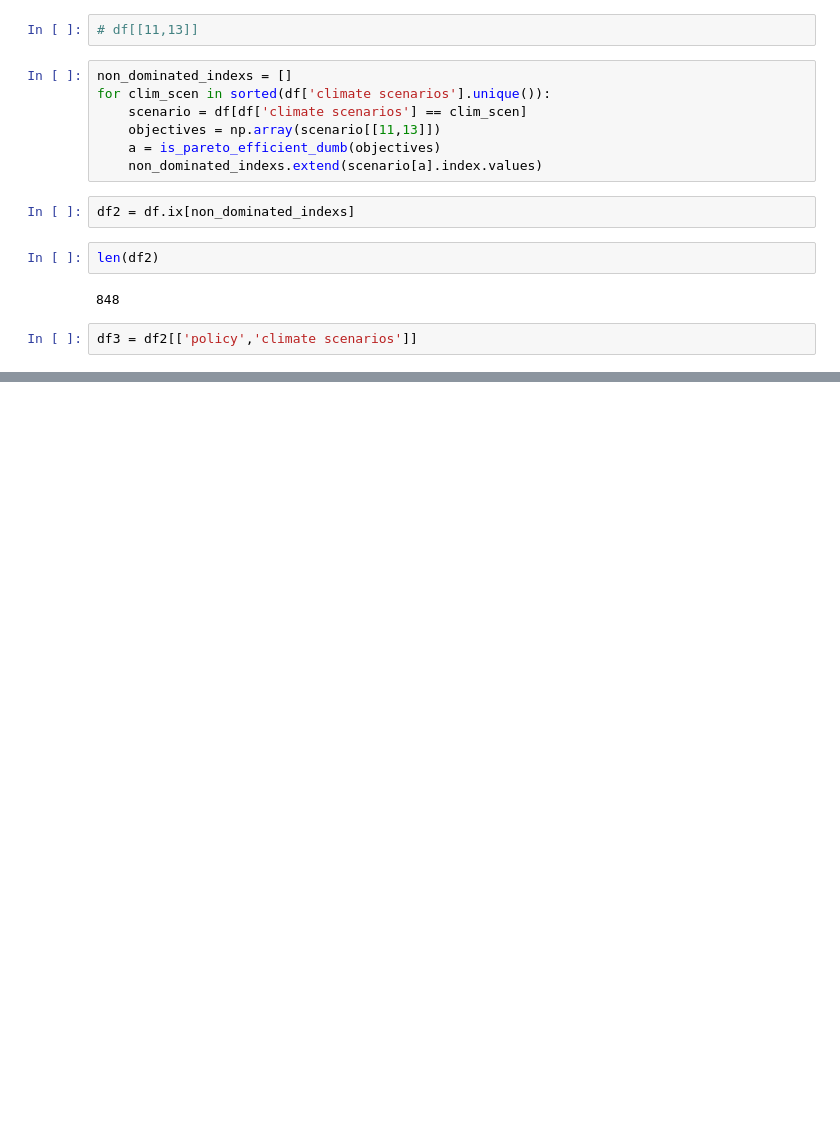
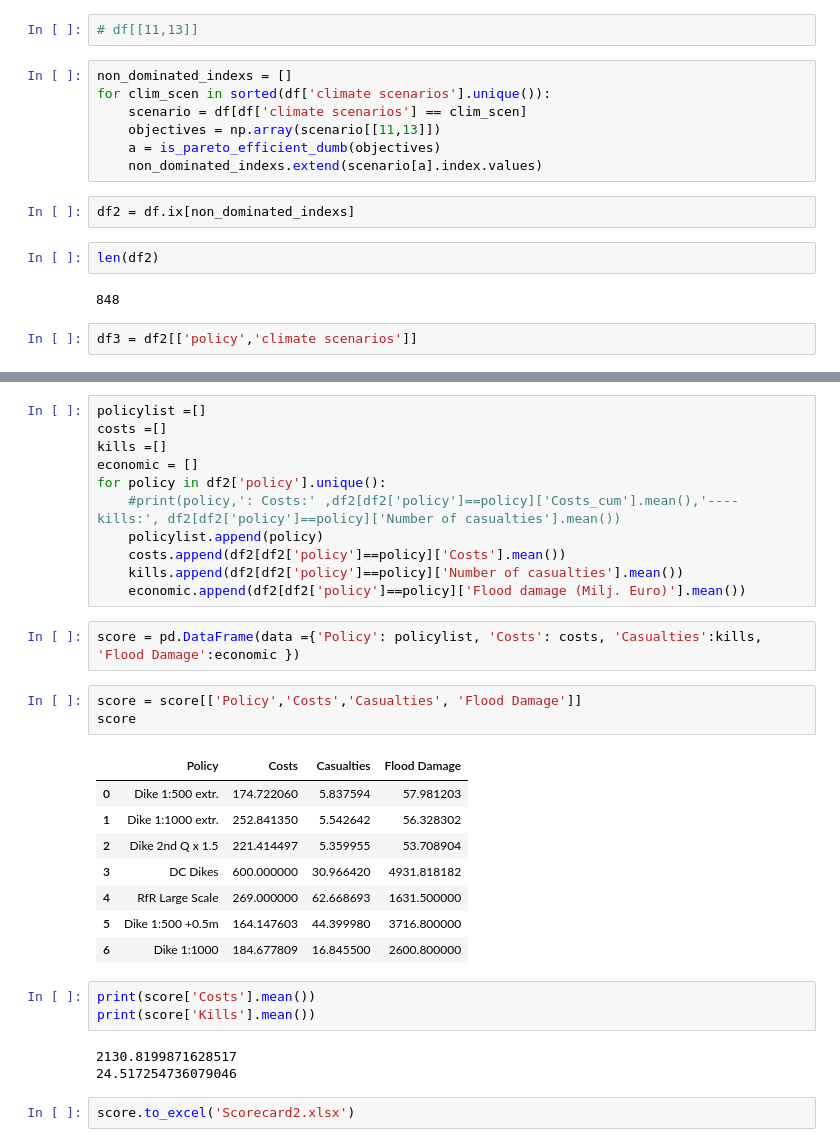
Before and after one commit to TRomijn/MBDM-project, a Jupyter notebook: Poster Assignment/3. Tim - Finding most robust policies-with new data.ipynb, the cells around one changed output, grey strips where cells are left out. Cells and saved outputs as stored; diff of their text form; blank space fills up the shorter version.

```diff
--- a/Poster Assignment/3. Tim - Finding most robust policies-with new data.ipynb
+++ b/Poster Assignment/3. Tim - Finding most robust policies-with new data.ipynb
@@ -159,0 +200,33 @@ plt.show()
+# %%
+policylist =[]
+costs =[]
+kills =[]
+economic = []
+for policy in df2['policy'].unique():
+    #print(policy,': Costs:' ,df2[df2['policy']==policy]['Costs_cum'].mean(),'---- kills:', df2[df2['policy']==policy]['Number of casualties'].mean())
+    policylist.append(policy)
+    costs.append(df2[df2['policy']==policy]['Costs'].mean())
+    kills.append(df2[df2['policy']==policy]['Number of casualties'].mean())
+    economic.append(df2[df2['policy']==policy]['Flood damage (Milj. Euro)'].mean())
+# %%
+score = pd.DataFrame(data ={'Policy': policylist, 'Costs': costs, 'Casualties':kills, 'Flood Damage':economic })
+# %%
+score = score[['Policy','Costs','Casualties', 'Flood Damage']]
+score
+# %% [output]
+|  | Policy | Costs | Casualties | Flood Damage |
+| 0 | Dike 1:500 extr. | 174.722060 | 5.837594 | 57.981203 |
+| 1 | Dike 1:1000 extr. | 252.841350 | 5.542642 | 56.328302 |
+| 2 | Dike 2nd Q x 1.5 | 221.414497 | 5.359955 | 53.708904 |
+| 3 | DC Dikes | 600.000000 | 30.966420 | 4931.818182 |
+| 4 | RfR Large Scale | 269.000000 | 62.668693 | 1631.500000 |
+| 5 | Dike 1:500 +0.5m | 164.147603 | 44.399980 | 3716.800000 |
+| 6 | Dike 1:1000 | 184.677809 | 16.845500 | 2600.800000 |
+# %%
+print(score['Costs'].mean())
+print(score['Kills'].mean())
+# %% [output]
+2130.8199871628517
+24.517254736079046
+# %%
+score.to_excel('Scorecard2.xlsx')
```
Also changed, not shown: parts of 10 cells of this notebook, 5 other files.
